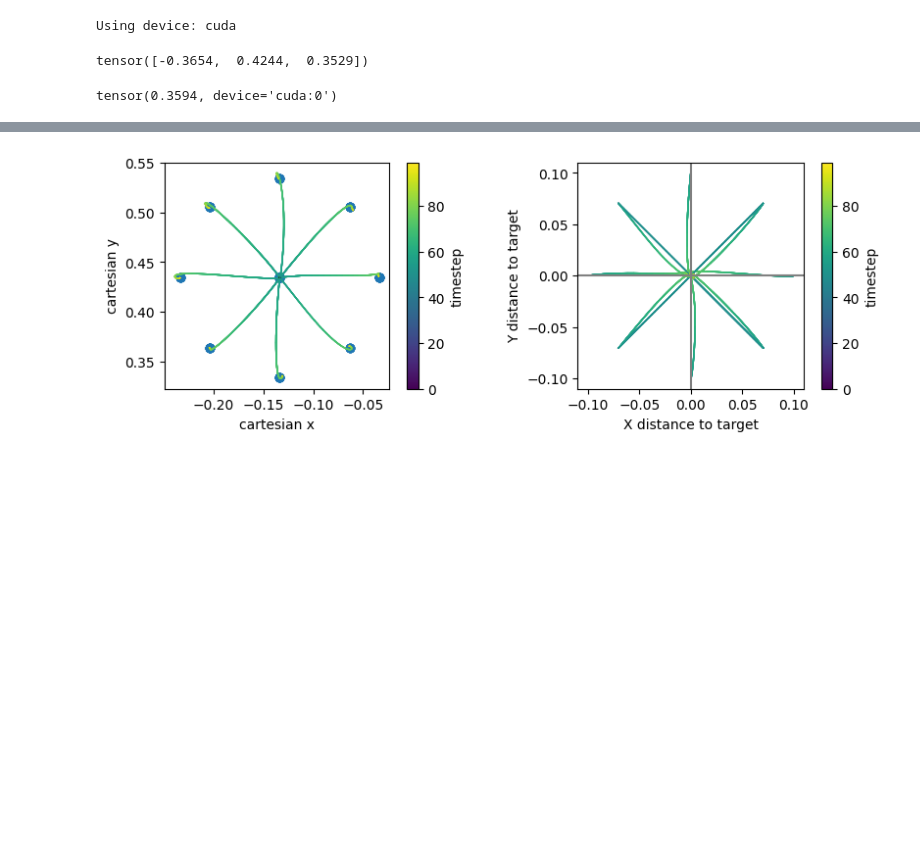
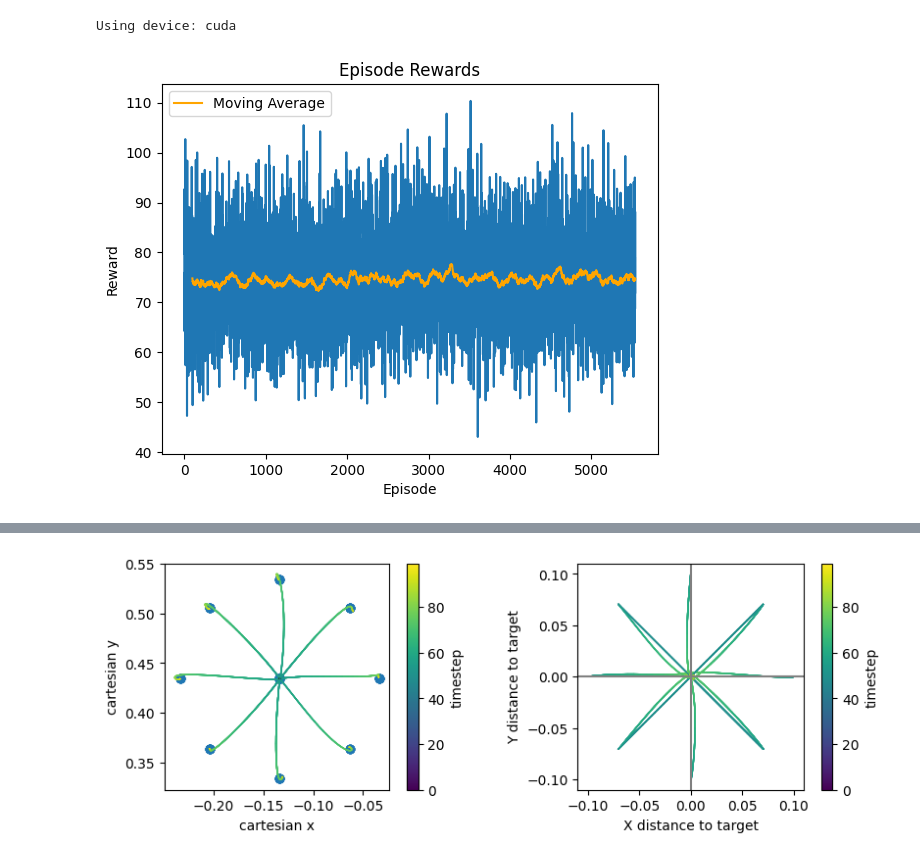
Before and after one commit to clmnlab/MotorNet, a Jupyter notebook: test.ipynb, the cells around one changed output, grey strips where cells are left out. Saved outputs shown, nothing was run; the diff lists cells and outputs as text; code cells hidden in the pictures; blank space fills up the shorter version.

```diff
--- a/test.ipynb
+++ b/test.ipynb
@@ -93,11 +84,21 @@ dist = Normal(loc, scale)
-# %%
-dist.log_probple()
-# %% [output]
-tensor([-0.3654,  0.4244,  0.3529])
-# %%
-data['all_action'].mean()
-# %% [output]
-tensor(0.3594, device='cuda:0')
+# %%
+# open a episode_rewards.json and plot the rewards
+def plot_rewards(filename):
+    with open(filename, 'r') as f:
+        rewards = json.load(f)
+    plt.plot(rewards['episode_rewards'])
+    # plot moving average
+    window_size = 100
+    moving_avg = np.convolve(rewards['episode_rewards'], np.ones(window_size)/window_size, mode='valid')
+    plt.plot(np.arange(window_size-1, len(rewards['episode_rewards'])), moving_avg, color='orange', label='Moving Average')
+    plt.legend()
+    plt.xlabel('Episode')
+    plt.ylabel('Reward')
+    plt.title('Episode Rewards')
+    plt.show()
+plot_rewards('./results/gruppo_agent5/episode_rewards_new.json')
+# %% [output]
+[figure, added]
 # %%
 ## Test the agent
 device = 'cpu' # test model on CPU
```
Also changed, not shown: parts of 6 cells of this notebook, 5 other files.
